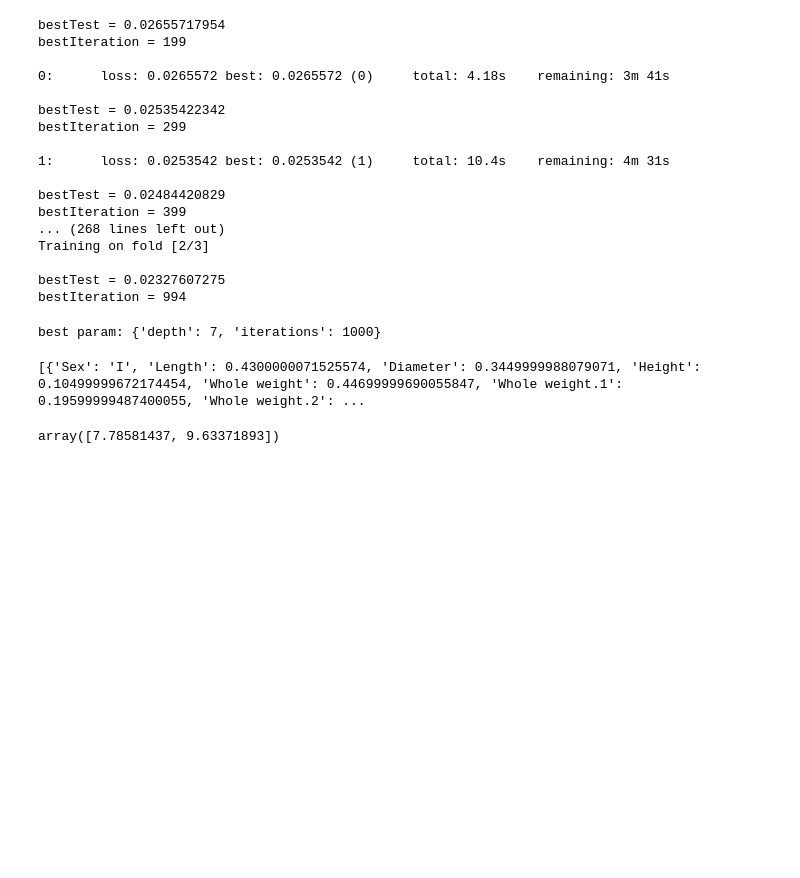
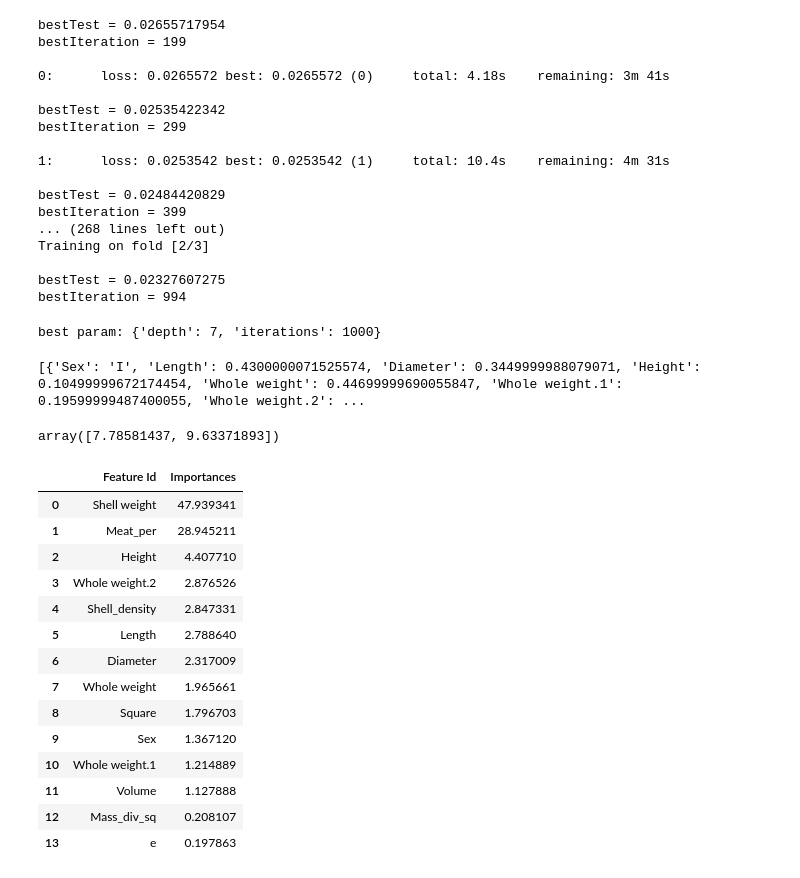
Before and after one commit to KalininSaveliy/Abalone, a Jupyter notebook: model.ipynb, the cells around one changed output. Cells and saved outputs as stored; diff of their text form; code cells hidden in the pictures; blank space fills up the shorter version.

```diff
--- a/model.ipynb
+++ b/model.ipynb
@@ -277,3 +309,21 @@ reg.predict(el)
 # %% [output]
 [{'Sex': 'I', 'Length': 0.4300000071525574, 'Diameter': 0.3449999988079071, 'Height': 0.10499999672174454, 'Whole weight': 0.44699999690055847, 'Whole weight.1': 0.19599999487400055, 'Whole weight.2': ...
 array([7.78581437, 9.63371893])
+# %%
+reg.get_feature_importance(prettified=True)
+# %% [output]
+|  | Feature Id | Importances |
+| 0 | Shell weight | 47.939341 |
+| 1 | Meat_per | 28.945211 |
+| 2 | Height | 4.407710 |
+| 3 | Whole weight.2 | 2.876526 |
+| 4 | Shell_density | 2.847331 |
+| 5 | Length | 2.788640 |
+| 6 | Diameter | 2.317009 |
+| 7 | Whole weight | 1.965661 |
+| 8 | Square | 1.796703 |
+| 9 | Sex | 1.367120 |
+| 10 | Whole weight.1 | 1.214889 |
+| 11 | Volume | 1.127888 |
+| 12 | Mass_div_sq | 0.208107 |
+| 13 | e | 0.197863 |
```
Also changed, not shown: parts of 7 cells of this notebook, 7 other files.
